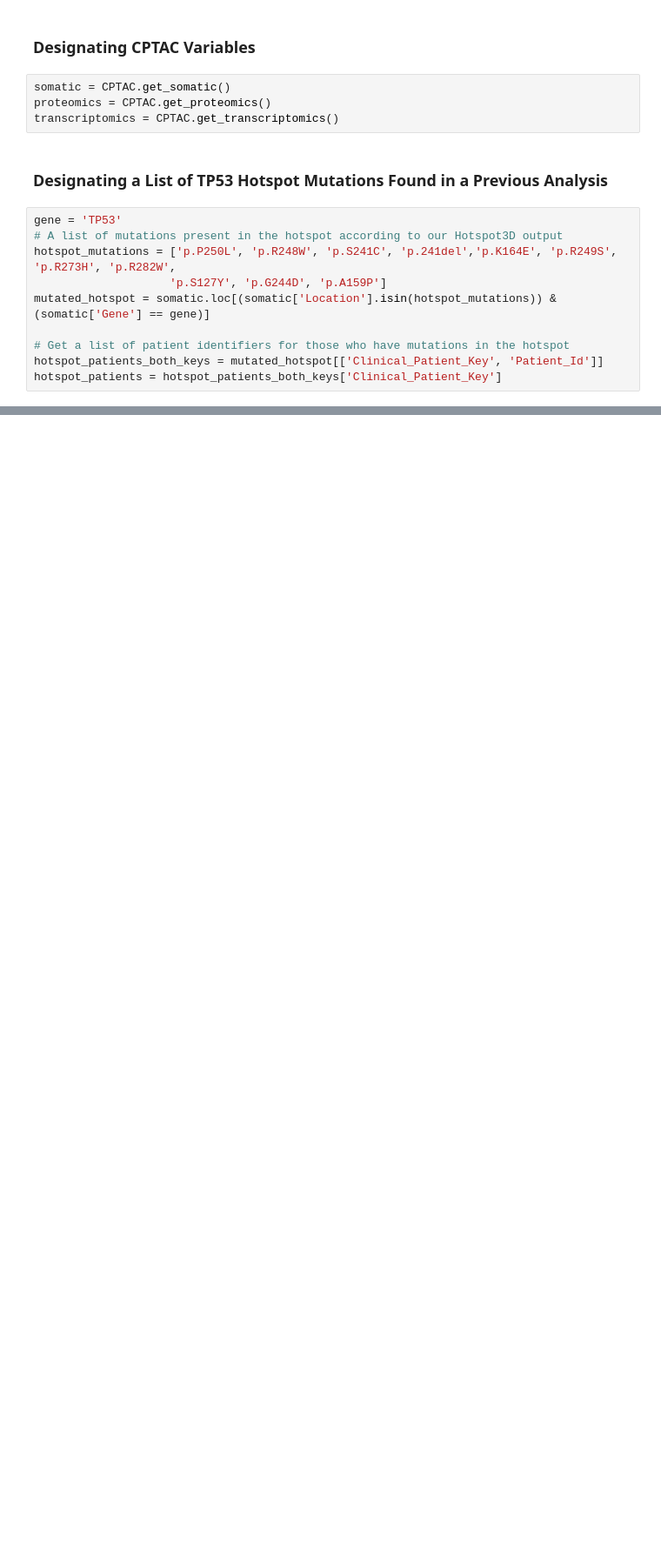
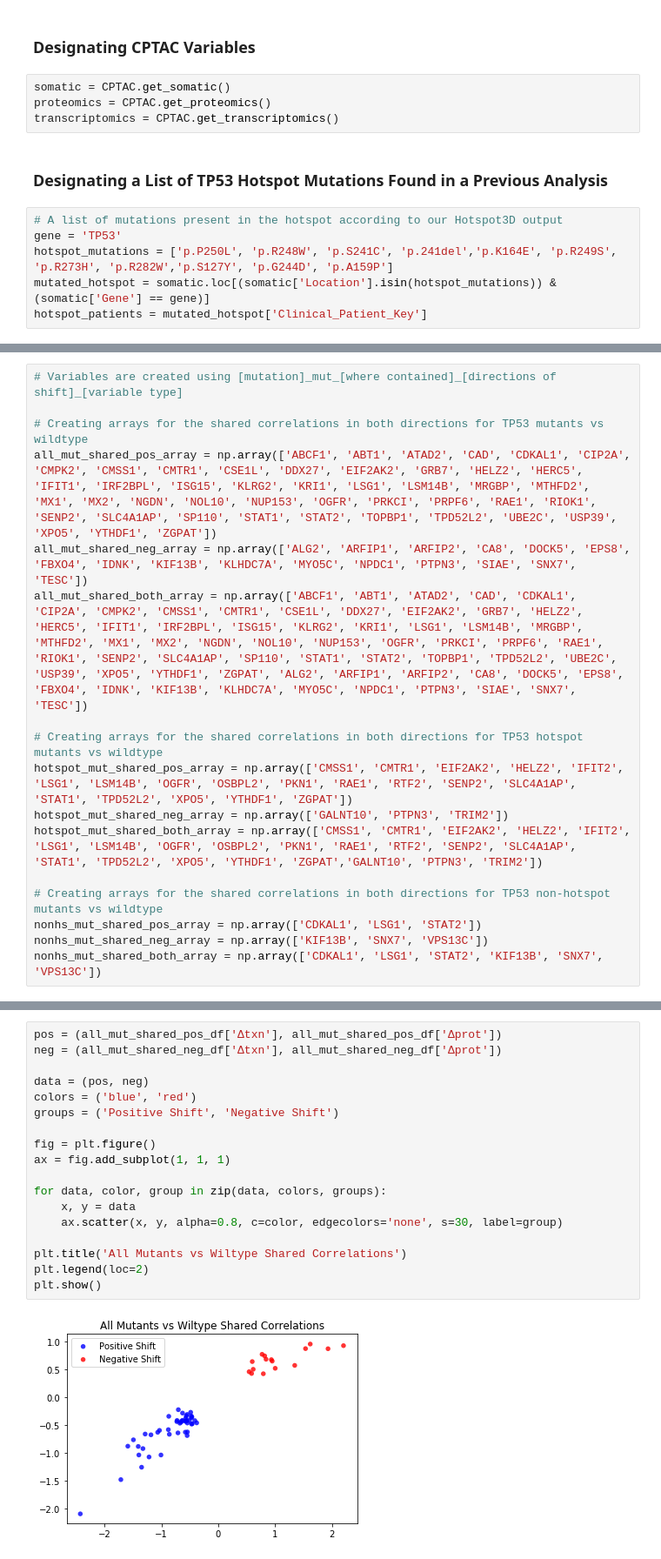
Before and after one commit to PayneLab/UCEC-clinical-stat-analysis, a Jupyter notebook: Protein_Notebooks/TP53/Transcriptome_Analysis/TP53_Transcriptome_Vs_Proteome_Unique_Analysis.ipynb, the cells around one changed output, grey strips where cells are left out. Shown at 87% size. Drawn from its saved outputs; the diff is of its cells as text; blank space fills up the shorter version.

Commit message:
plotting of Data points

```diff
--- a/Protein_Notebooks/TP53/Transcriptome_Analysis/TP53_Transcriptome_Vs_Proteome_Unique_Analysis.ipynb
+++ b/Protein_Notebooks/TP53/Transcriptome_Analysis/TP53_Transcriptome_Vs_Proteome_Unique_Analysis.ipynb
@@ -38,12 +20,8 @@ transcriptomics = CPTAC.get_transcriptomics()
 # %% [markdown]
 ### Designating a List of TP53 Hotspot Mutations Found in a Previous Analysis
 # %%
+# A list of mutations present in the hotspot according to our Hotspot3D output
 gene = 'TP53'
-# A list of mutations present in the hotspot according to our Hotspot3D output
-hotspot_mutations = ['p.P250L', 'p.R248W', 'p.S241C', 'p.241del','p.K164E', 'p.R249S', 'p.R273H', 'p.R282W',
-                    'p.S127Y', 'p.G244D', 'p.A159P']
+hotspot_mutations = ['p.P250L', 'p.R248W', 'p.S241C', 'p.241del','p.K164E', 'p.R249S', 'p.R273H', 'p.R282W','p.S127Y', 'p.G244D', 'p.A159P']
 mutated_hotspot = somatic.loc[(somatic['Location'].isin(hotspot_mutations)) & (somatic['Gene'] == gene)]
-
-# Get a list of patient identifiers for those who have mutations in the hotspot
-hotspot_patients_both_keys = mutated_hotspot[['Clinical_Patient_Key', 'Patient_Id']]
-hotspot_patients = hotspot_patients_both_keys['Clinical_Patient_Key']
+hotspot_patients = mutated_hotspot['Clinical_Patient_Key']
@@ -63,0 +101,17 @@ nonhs_mut_tran_array = np.array(['AADACL3', 'ABCF1', 'ABCF3', 'ADAM18', 'AEN', '
+# %%
+# Variables are created using [mutation]_mut_[where contained]_[directions of shift]_[variable type]
+
+# Creating arrays for the shared correlations in both directions for TP53 mutants vs wildtype
+all_mut_shared_pos_array = np.array(['ABCF1', 'ABT1', 'ATAD2', 'CAD', 'CDKAL1', 'CIP2A', 'CMPK2', 'CMSS1', 'CMTR1', 'CSE1L', 'DDX27', 'EIF2AK2', 'GRB7', 'HELZ2', 'HERC5', 'IFIT1', 'IRF2BPL', 'ISG15', 'KLRG2', 'KRI1', 'LSG1', 'LSM14B', 'MRGBP', 'MTHFD2', 'MX1', 'MX2', 'NGDN', 'NOL10', 'NUP153', 'OGFR', 'PRKCI', 'PRPF6', 'RAE1', 'RIOK1', 'SENP2', 'SLC4A1AP', 'SP110', 'STAT1', 'STAT2', 'TOPBP1', 'TPD52L2', 'UBE2C', 'USP39', 'XPO5', 'YTHDF1', 'ZGPAT'])
+all_mut_shared_neg_array = np.array(['ALG2', 'ARFIP1', 'ARFIP2', 'CA8', 'DOCK5', 'EPS8', 'FBXO4', 'IDNK', 'KIF13B', 'KLHDC7A', 'MYO5C', 'NPDC1', 'PTPN3', 'SIAE', 'SNX7', 'TESC'])
+all_mut_shared_both_array = np.array(['ABCF1', 'ABT1', 'ATAD2', 'CAD', 'CDKAL1', 'CIP2A', 'CMPK2', 'CMSS1', 'CMTR1', 'CSE1L', 'DDX27', 'EIF2AK2', 'GRB7', 'HELZ2', 'HERC5', 'IFIT1', 'IRF2BPL', 'ISG15', 'KLRG2', 'KRI1', 'LSG1', 'LSM14B', 'MRGBP', 'MTHFD2', 'MX1', 'MX2', 'NGDN', 'NOL10', 'NUP153', 'OGFR', 'PRKCI', 'PRPF6', 'RAE1', 'RIOK1', 'SENP2', 'SLC4A1AP', 'SP110', 'STAT1', 'STAT2', 'TOPBP1', 'TPD52L2', 'UBE2C', 'USP39', 'XPO5', 'YTHDF1', 'ZGPAT', 'ALG2', 'ARFIP1', 'ARFIP2', 'CA8', 'DOCK5', 'EPS8', 'FBXO4', 'IDNK', 'KIF13B', 'KLHDC7A', 'MYO5C', 'NPDC1', 'PTPN3', 'SIAE', 'SNX7', 'TESC'])
+
+# Creating arrays for the shared correlations in both directions for TP53 hotspot mutants vs wildtype
+hotspot_mut_shared_pos_array = np.array(['CMSS1', 'CMTR1', 'EIF2AK2', 'HELZ2', 'IFIT2', 'LSG1', 'LSM14B', 'OGFR', 'OSBPL2', 'PKN1', 'RAE1', 'RTF2', 'SENP2', 'SLC4A1AP', 'STAT1', 'TPD52L2', 'XPO5', 'YTHDF1', 'ZGPAT'])
+hotspot_mut_shared_neg_array = np.array(['GALNT10', 'PTPN3', 'TRIM2'])
+hotspot_mut_shared_both_array = np.array(['CMSS1', 'CMTR1', 'EIF2AK2', 'HELZ2', 'IFIT2', 'LSG1', 'LSM14B', 'OGFR', 'OSBPL2', 'PKN1', 'RAE1', 'RTF2', 'SENP2', 'SLC4A1AP', 'STAT1', 'TPD52L2', 'XPO5', 'YTHDF1', 'ZGPAT','GALNT10', 'PTPN3', 'TRIM2'])
+
+# Creating arrays for the shared correlations in both directions for TP53 non-hotspot mutants vs wildtype
+nonhs_mut_shared_pos_array = np.array(['CDKAL1', 'LSG1', 'STAT2'])
+nonhs_mut_shared_neg_array = np.array(['KIF13B', 'SNX7', 'VPS13C'])
+nonhs_mut_shared_both_array = np.array(['CDKAL1', 'LSG1', 'STAT2', 'KIF13B', 'SNX7', 'VPS13C'])
@@ -105,0 +276,20 @@ all_mut_prot_df
+# %%
+pos = (all_mut_shared_pos_df['Δtxn'], all_mut_shared_pos_df['Δprot'])
+neg = (all_mut_shared_neg_df['Δtxn'], all_mut_shared_neg_df['Δprot'])
+
+data = (pos, neg)
+colors = ('blue', 'red')
+groups = ('Positive Shift', 'Negative Shift')
+
+fig = plt.figure()
+ax = fig.add_subplot(1, 1, 1)
+
+for data, color, group in zip(data, colors, groups):
+    x, y = data
+    ax.scatter(x, y, alpha=0.8, c=color, edgecolors='none', s=30, label=group)
+
+plt.title('All Mutants vs Wiltype Shared Correlations')
+plt.legend(loc=2)
+plt.show()
+# %% [output]
+[figure, added]
```
Also changed, not shown: parts of 26 cells of this notebook.
